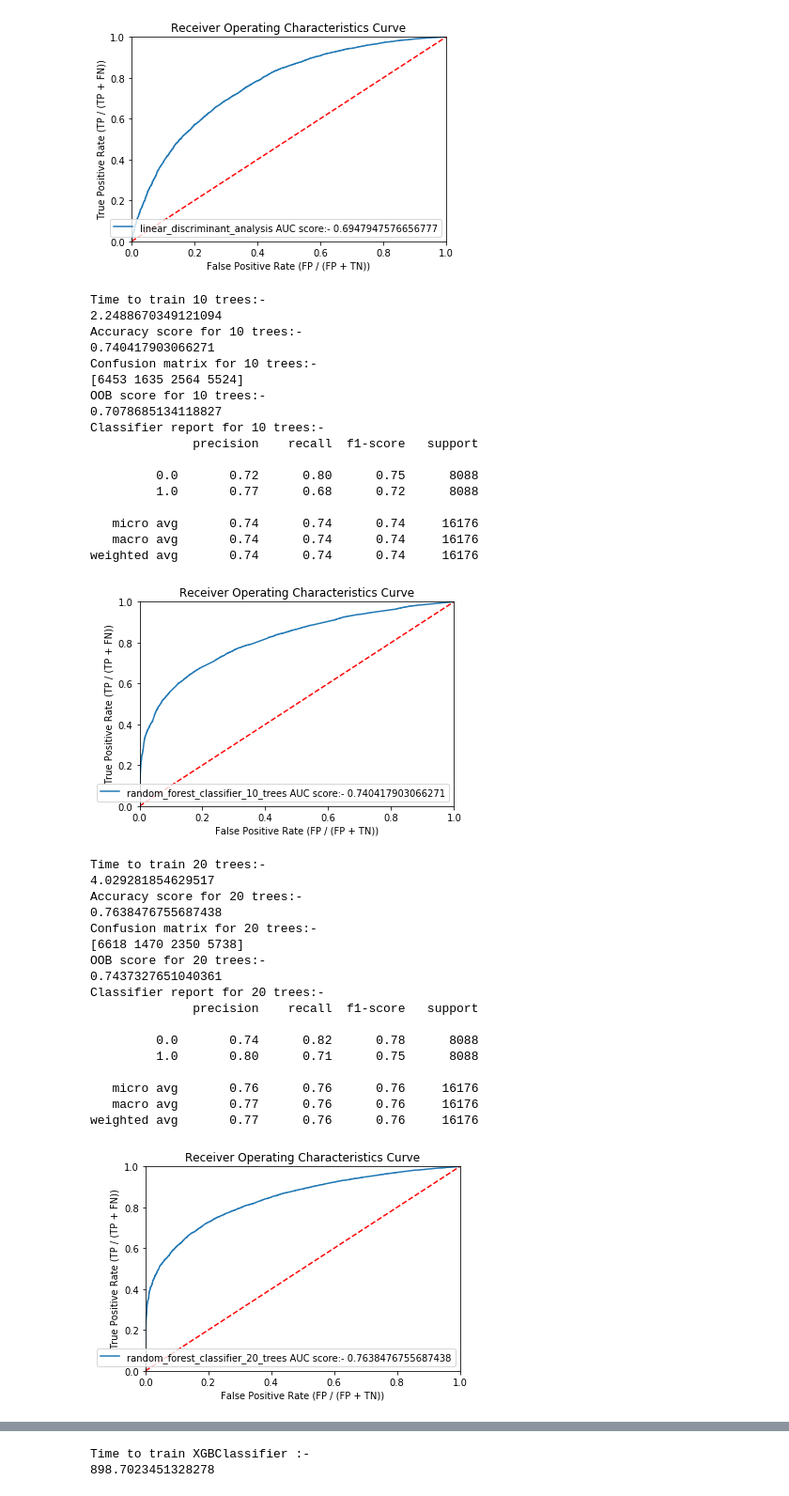
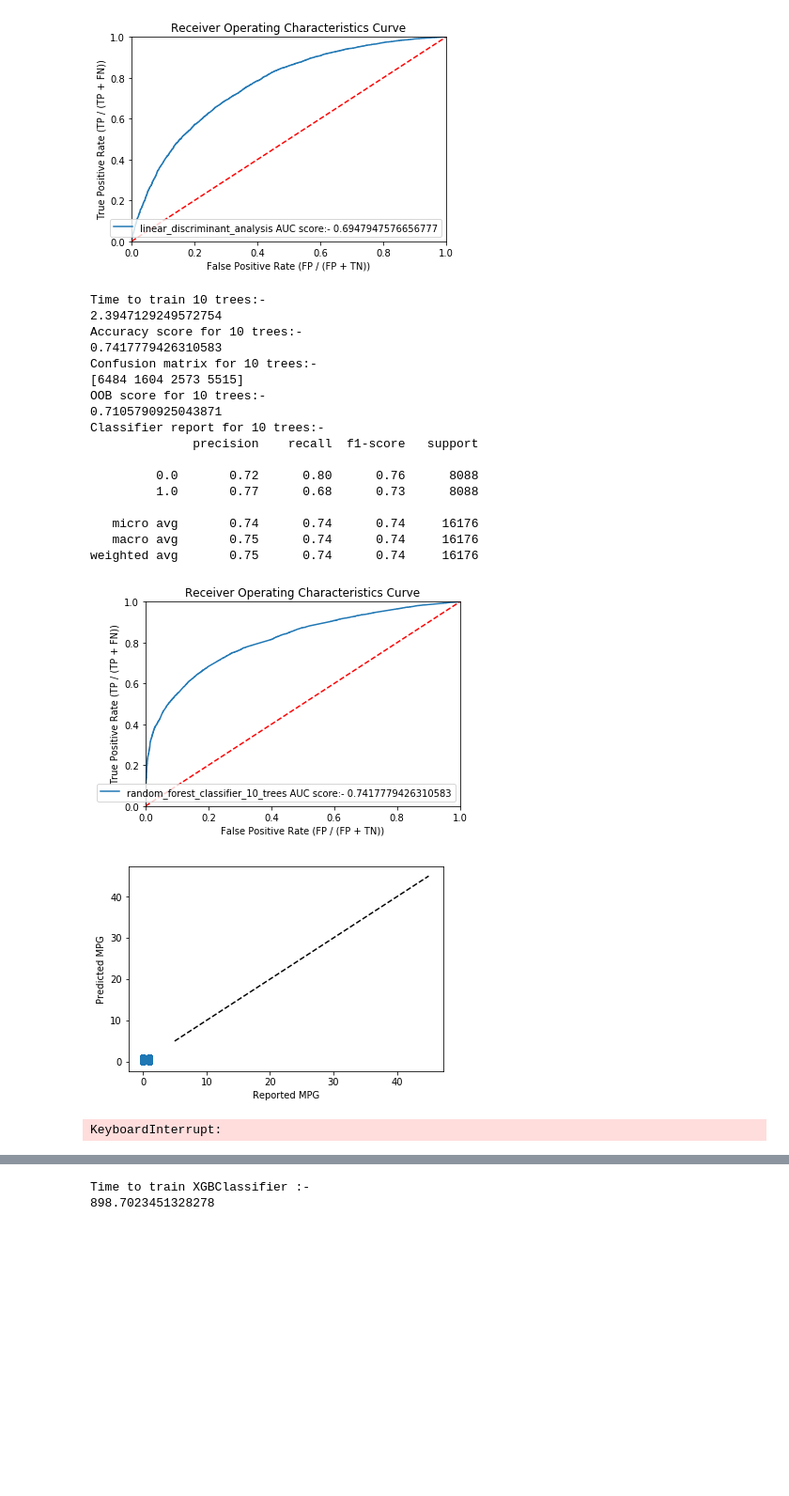
Before and after one commit to shashvat-kedia/Credit-Default-Risk-Prediction, a Jupyter notebook: CreditDefaultRiskPrediction.ipynb, the cells around one changed output, grey strips where cells are left out. Shown at 94% size. Drawn from its saved outputs; the diff is of its cells as text; code cells hidden in the pictures; blank space fills up the shorter version.

```diff
--- a/CreditDefaultRiskPrediction.ipynb
+++ b/CreditDefaultRiskPrediction.ipynb
@@ -427,6 +423,20 @@ def generate_classifier_report(classifier,predictions,predictions_prob,name):
     plt.legend(loc="lower right")
     plt.savefig(name + "_roc_curve")
     plt.show()
+# %%
+def get_rf_confidence_interval(classifier,pred,name):
+    plt.scatter(y_test, pred)
+    plt.plot([5, 45], [5, 45], 'k--')
+    plt.xlabel('Reported MPG')
+    plt.ylabel('Predicted MPG')
+    plt.show()
+    var = forestci.random_forest_error(classifier, X_train,X_test)
+    plt.errorbar(y_test, pred, yerr=np.sqrt(var), fmt='o')
+    plt.plot([5, 45], [5, 45], 'k--')
+    plt.xlabel('Reported MPG')
+    plt.ylabel('Predicted MPG')
+    plt.savefig(name + "_confidence_interval")
+    plt.show()
 # %%
 X.shape
 # %% [output]
@@ -538,57 +558,42 @@ weighted avg       0.69      0.69      0.69     16176
 #performant value found 400
 no_of_trees = [10,20,30,40,50,100,150,200,250,300,400,500,750,1000]
 error = []
 for noft in no_of_trees:
     starttime = time.time()
     classifier = RandomForestClassifier(n_estimators=noft,max_depth=25,oob_score=True)
     classifier.fit(X_train,y_train)
     endtime = time.time()
     print("Time to train " + str(noft) + " trees:- ")
     print(endtime - starttime)
     error.append(classifier.oob_score_)
     prediction = classifier.predict(X_test)
     print("Accuracy score for " + str(noft) + " trees:- ")
     print(accuracy_score(y_test,prediction))
     print("Confusion matrix for " + str(noft) + " trees:- ")
     print(confusion_matrix(y_test,prediction).ravel())
     print("OOB score for " + str(noft) + " trees:- ")
     print(classifier.oob_score_)
     print("Classifier report for " + str(noft) + " trees:- ")
     generate_classifier_report(classifier,prediction,classifier.predict_proba(X_test)[:,1],"random_forest_classifier_" + str(noft) + "_trees")
+    get_rf_confidence_interval(classifier,prediction,"random_forest_classifier_" + str(noft) + "_trees")
 # %% [output]
 Time to train 10 trees:-
-2.2488670349121094
+2.3947129249572754
 Accuracy score for 10 trees:-
-0.740417903066271
+0.7417779426310583
 Confusion matrix for 10 trees:-
-[6453 1635 2564 5524]
+[6484 1604 2573 5515]
 OOB score for 10 trees:-
-0.7078685134118827
+0.7105790925043871
 Classifier report for 10 trees:-
               precision    recall  f1-score   support
 
-         0.0       0.72      0.80      0.75      8088
-         1.0       0.77      0.68      0.72      8088
+         0.0       0.72      0.80      0.76      8088
+         1.0       0.77      0.68      0.73      8088
 
    micro avg       0.74      0.74      0.74     16176
-   macro avg       0.74      0.74      0.74     16176
-weighted avg       0.74      0.74      0.74     16176
+   macro avg       0.75      0.74      0.74     16176
+weighted avg       0.75      0.74      0.74     16176
-[figure, old version]
+[figure, new version]
+[figure, new version]
-Time to train 20 trees:-
-4.029281854629517
-Accuracy score for 20 trees:-
-0.7638476755687438
-Confusion matrix for 20 trees:-
-[6618 1470 2350 5738]
-OOB score for 20 trees:-
-0.7437327651040361
-Classifier report for 20 trees:-
-              precision    recall  f1-score   support
-
-         0.0       0.74      0.82      0.78      8088
-         1.0       0.80      0.71      0.75      8088
-
-   micro avg       0.76      0.76      0.76     16176
-   macro avg       0.77      0.76      0.76     16176
-weighted avg       0.77      0.76      0.76     16176
+KeyboardInterrupt:
-[figure, old version]
```
Also changed, not shown: parts of 5 cells of this notebook, 15 other files.
